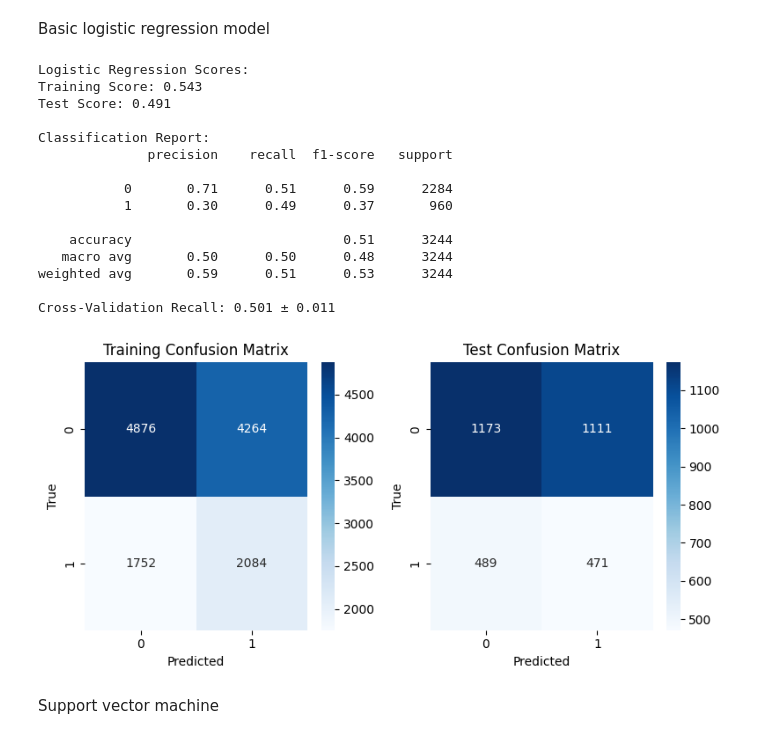
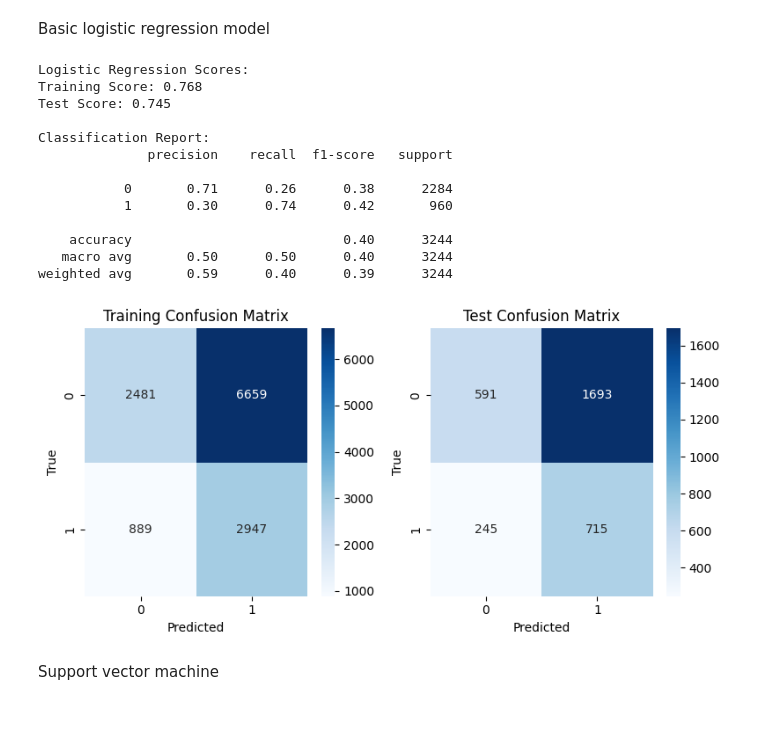
Before and after one commit to alexander-ratzan/disease_gene_classification, a Jupyter notebook: classifiers/main_classifiers_new_updated.ipynb, the cells around one changed output. Cells and saved outputs as stored; diff of their text form; code cells hidden in the pictures.

```diff
--- a/classifiers/main_classifiers_new_updated.ipynb
+++ b/classifiers/main_classifiers_new_updated.ipynb
@@ -81,35 +81,3 @@ vector_df.head()
 | 3 | 3 | 0.107021 | 0.013994 | 0.036538 | -0.063050 | -0.086183 | 0.043723 | 0.145028 | 0.103949 | 0.036598 | ... | ... |
 | 4 | 4 | -0.392722 | 0.441372 | 0.236662 | -0.245315 | -0.104067 | 0.292547 | -0.161585 | -0.018632 | 0.061402 | ... | ... |
 5 rows × 130 columns
-# %%
-# Data preprocessing
-
-# Creating a dataset with just the genes, classification, and vectors
-# vector_data = pd.DataFrame(vectors)
-disease_assoc_cat = numpy.array([node_df.loc[node_id]['disease_assoc_cat'] for node_id in int_node_ids])
-publication_count = numpy.array([node_df.loc[node_id]['publication_count'] for node_id in int_node_ids])
-ortholog_count = numpy.array([node_df.loc[node_id]['ortholog_count'] for node_id in int_node_ids])
-all_ortho_count = numpy.array([node_df.loc[node_id]['all_ortho_count'] for node_id in int_node_ids])
-
-
-training_vector_df['gene'] = int_node_ids
-# vector_data['publication count'] = publication_count
-# vector_data['ortholog_count'] = ortholog_count
-# vector_data['all_ortho_count'] = all_ortho_count
-training_vector_df['disease_assoc_cat'] = disease_assoc_cat
-
-training_vector_df.set_index('gene',inplace=True)
-
-# Creating features
-X = training_vector_df.iloc[:, :-1].values    # Taking vectors as input
-y = training_vector_df['disease_assoc_cat'].values  # Taking disease association as output
-
-# Splitting data
-X_training, X_test, y_training, y_test = train_test_split(X, y, train_size = 0.9, random_state=42)
-
-X_train, X_val, y_train, y_val = train_test_split(X_training, y_training, train_size = 0.8, random_state=42)
-
-# Feature scaling
-scaler = StandardScaler()
-X_train_scaled = scaler.fit_transform(X_train)
-X_test_scaled = scaler.transform(X_test)
@@ -361,8 +143,8 @@ from sklearn.linear_model import LogisticRegressionCV
 logreg_cv = LogisticRegressionCV(
     Cs=10,
     cv=5,
-    penalty='l2',
-    solver='lbfgs',
+    penalty='l1',
+    solver='liblinear',
     max_iter=1000,
     random_state=42,
     scoring='recall',           # Changed from accuracy to f1 to better handle imbalance
@@ -388,49 +170,43 @@ y_pred_proba = logreg_cv.predict_proba(X_test)
 print("\nClassification Report:")
 print(classification_report(y_test, y_pred))
 
-# Average Cross-Validated Recall
-cv_recall = cross_val_score(logreg_cv, X_train, y_train, cv=StratifiedKFold(n_splits=5), scoring='recall')
-print(f"Cross-Validation Recall: {cv_recall.mean():.3f} ± {cv_recall.std():.3f}")
-
 # Generate confusion matrices for both training and test sets
 y_train_pred = logreg_cv.predict(X_train)
 train_cm = confusion_matrix(y_train, y_train_pred)
 test_cm = confusion_matrix(y_test, y_pred)
 
 # Create subplots for training and test confusion matrices
 fig, (ax1, ax2) = plt.subplots(1, 2, figsize=(8, 4))
 
 # Plot training confusion matrix
 sns.heatmap(train_cm, annot=True, fmt='d', cmap='Blues', ax=ax1)
 ax1.set_title('Training Confusion Matrix')
 ax1.set_xlabel('Predicted')
 ax1.set_ylabel('True')
 
 # Plot test confusion matrix
 sns.heatmap(test_cm, annot=True, fmt='d', cmap='Blues', ax=ax2)
 ax2.set_title('Test Confusion Matrix')
 ax2.set_xlabel('Predicted')
 ax2.set_ylabel('True')
 
 plt.tight_layout()
 plt.show()
 # %% [output]
 Logistic Regression Scores:
-Training Score: 0.543
-Test Score: 0.491
+Training Score: 0.768
+Test Score: 0.745
 
 Classification Report:
               precision    recall  f1-score   support
 
-           0       0.71      0.51      0.59      2284
-           1       0.30      0.49      0.37       960
+           0       0.71      0.26      0.38      2284
+           1       0.30      0.74      0.42       960
 
-    accuracy                           0.51      3244
-   macro avg       0.50      0.50      0.48      3244
-weighted avg       0.59      0.51      0.53      3244
-
-Cross-Validation Recall: 0.501 ± 0.011
+    accuracy                           0.40      3244
+   macro avg       0.50      0.50      0.40      3244
+weighted avg       0.59      0.40      0.39      3244
-[figure, old version]
+[figure, new version]
 # %% [markdown]
 Support vector machine
 # %%
```
Also changed, not shown: parts of 17 cells of this notebook.
